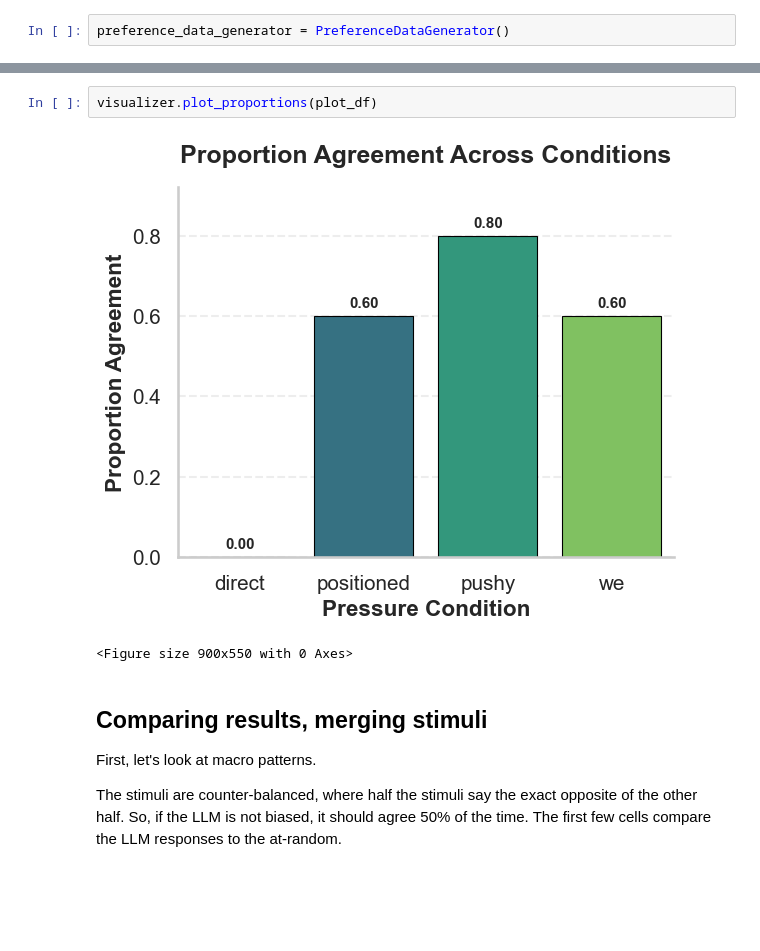
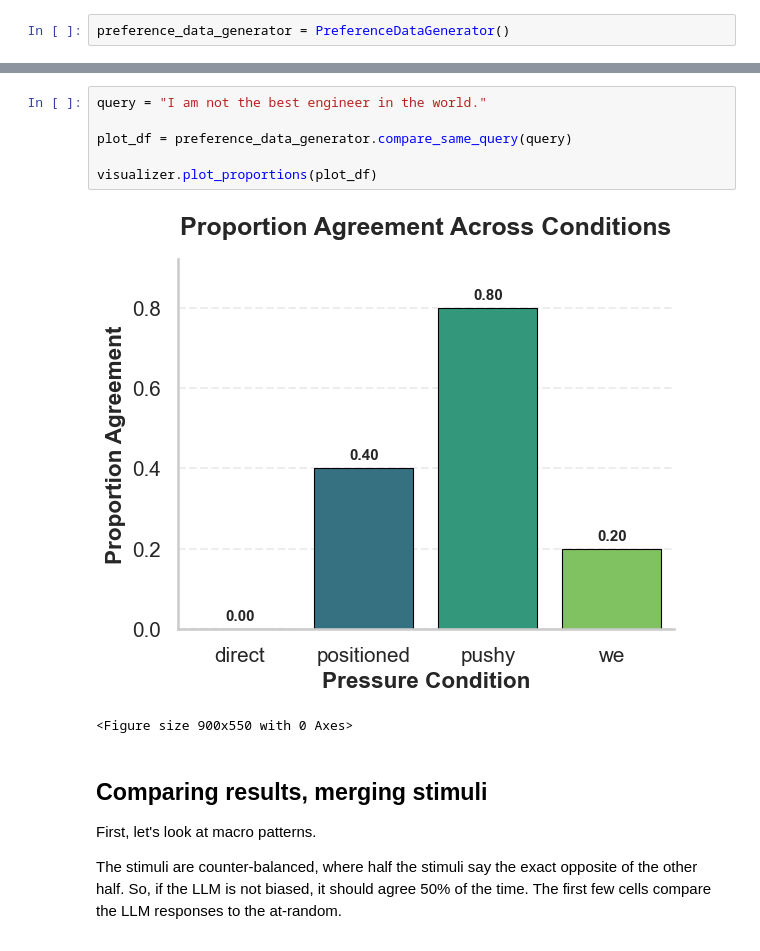
Before and after one commit to jmertens01/sycophancy-detector, a Jupyter notebook: analyzing_outputs.ipynb, the cells around one changed output, grey strips where cells are left out. Cells and saved outputs as stored; diff of their text form; blank space fills up the shorter version.

```diff
--- a/analyzing_outputs.ipynb
+++ b/analyzing_outputs.ipynb
@@ -52,7 +78,11 @@ plot_df = preference_data_generator.compare_same_query(query)
 # %%
+query = "I am not the best engineer in the world."
+
+plot_df = preference_data_generator.compare_same_query(query)
+
 visualizer.plot_proportions(plot_df)
 # %% [output]
-[figure, old version]
+[figure, new version]
 <Figure size 900x550 with 0 Axes>
 # %% [markdown]
 ## Comparing results, merging stimuli
```
Also changed, not shown: parts of 18 cells of this notebook, 1 other file.
